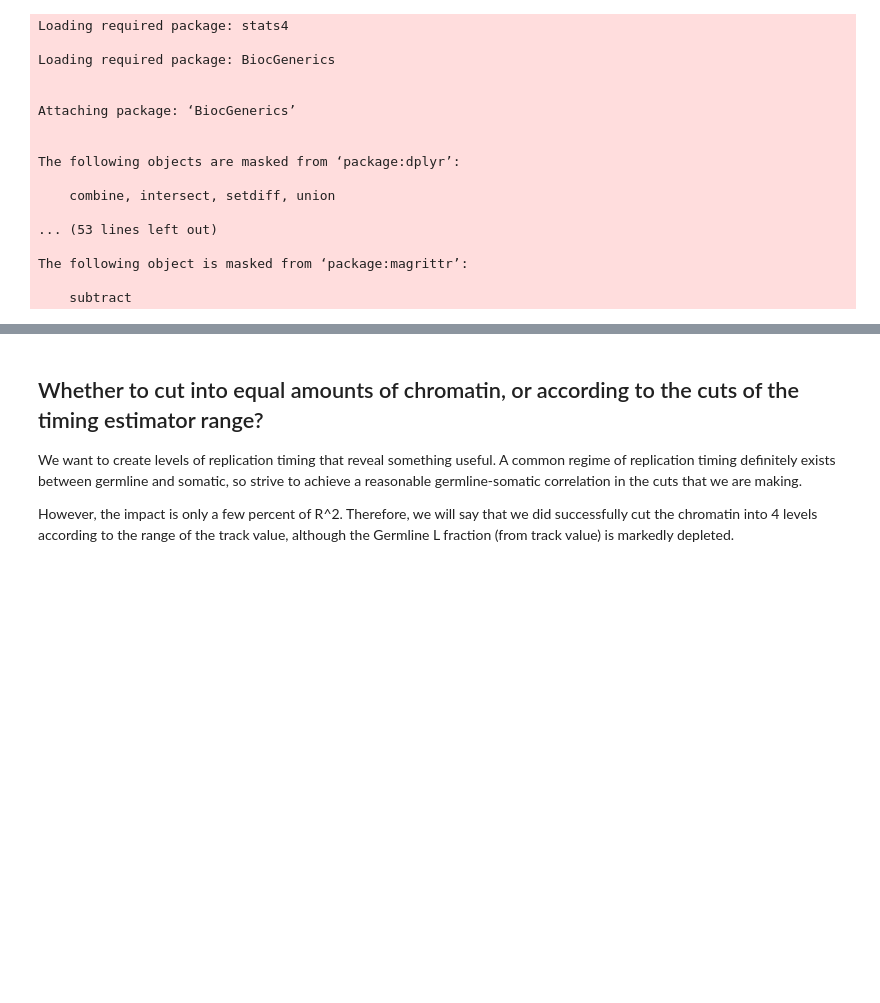
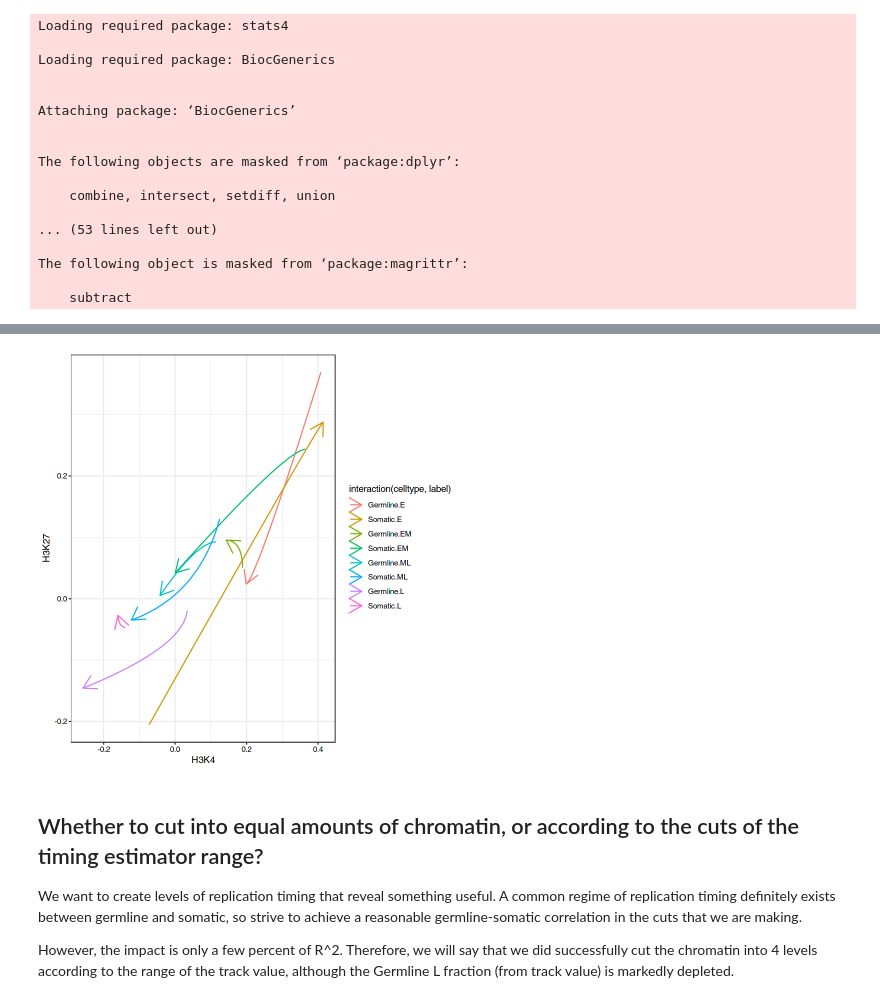
Before and after one commit to ringw/Upd-Germline-Genomics, a Jupyter notebook: illustrations/HistoneCodeReplicationCode.ipynb, the cells around one changed output, grey strips where cells are left out. Saved outputs shown, nothing was run; the diff lists cells and outputs as text; code cells hidden in the pictures; blank space fills up the shorter version.

```diff
--- a/illustrations/HistoneCodeReplicationCode.ipynb
+++ b/illustrations/HistoneCodeReplicationCode.ipynb
@@ -50,3 +197,12 @@ tar_load(
+# %%
+library(ggplot2)
+ggplot(
+  trend,
+  aes(H3K4, H3K27, color = interaction(celltype, label))
+) +
+  geom_path(arrow = arrow())
+# %% [output]
+[figure, added]
 # %% [markdown]
 ## Whether to cut into equal amounts of chromatin, or according to the cuts of the timing estimator range?
 
```
Also changed, not shown: parts of 17 cells of this notebook.
